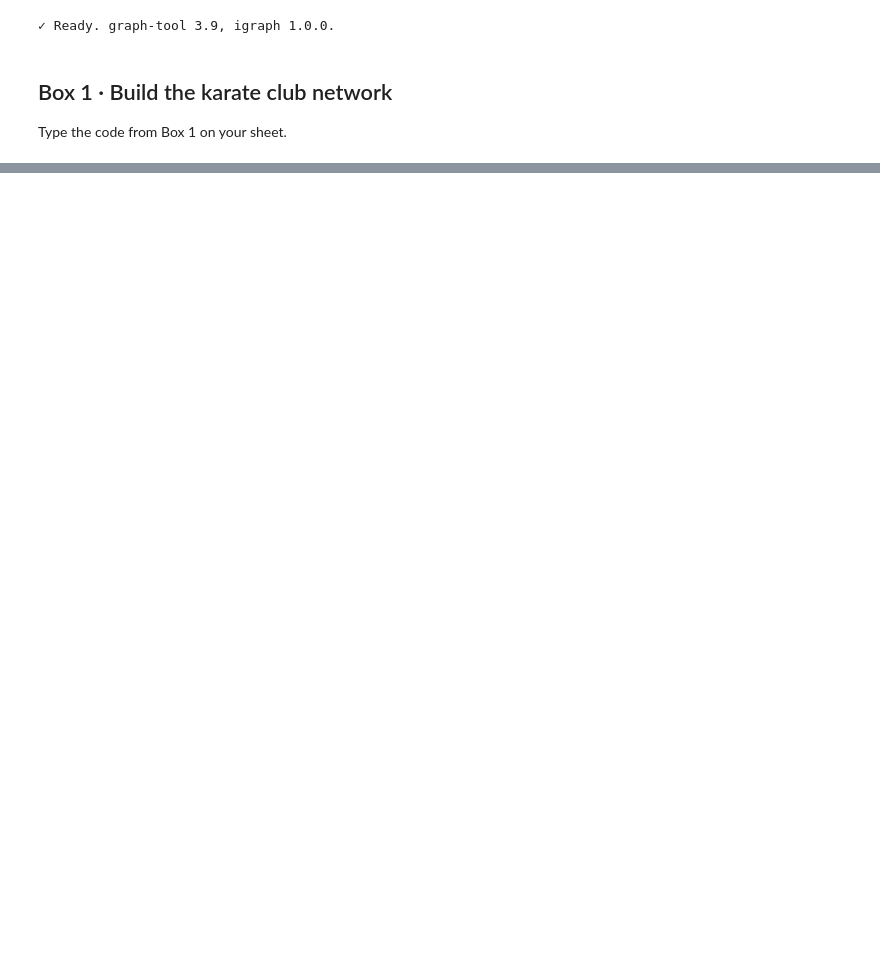
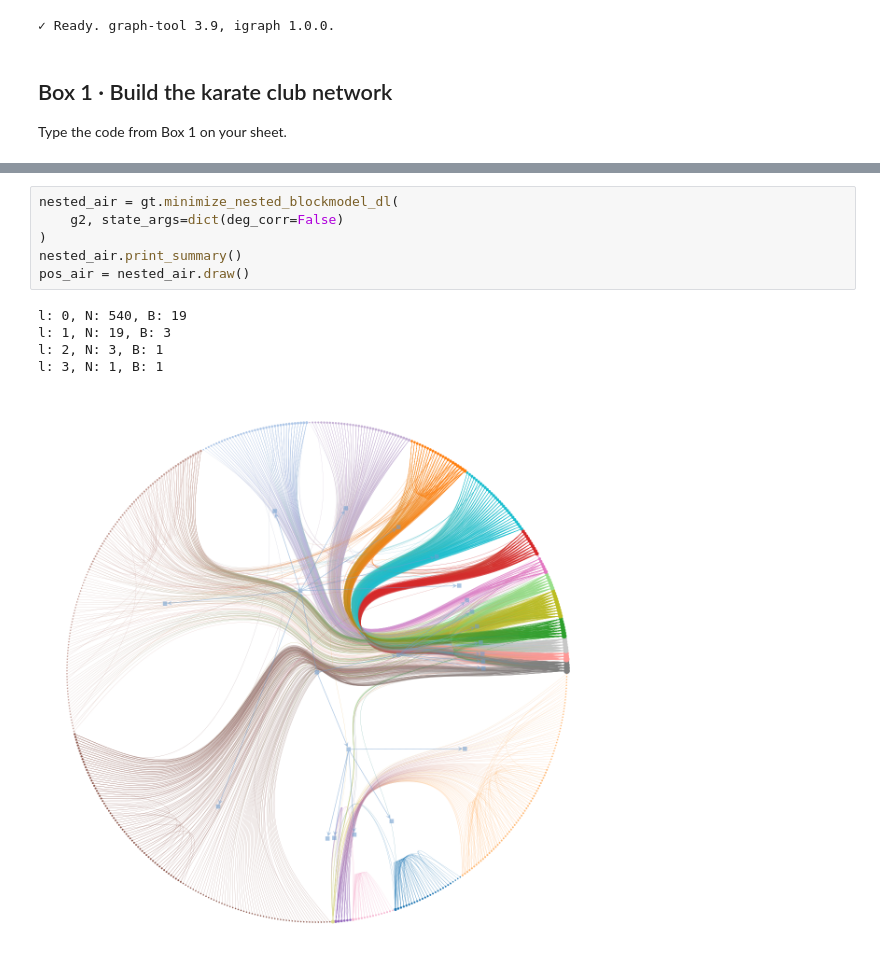
Before and after one commit to skojaku/adv-net-sci, a Jupyter notebook: lecture-note/m05-clustering/code-sheet/colab-lab-solutions.ipynb, the cells around one changed output, grey strips where cells are left out. Drawn from its saved outputs; the diff is of its cells as text; blank space fills up the shorter version.

```diff
--- a/lecture-note/m05-clustering/code-sheet/colab-lab-solutions.ipynb
+++ b/lecture-note/m05-clustering/code-sheet/colab-lab-solutions.ipynb
@@ -188,0 +182,12 @@ plt.show()
+# %%
+nested_air = gt.minimize_nested_blockmodel_dl(
+    g2, state_args=dict(deg_corr=False)
+)
+nested_air.print_summary()
+pos_air = nested_air.draw()
+# %% [output]
+l: 0, N: 540, B: 19
+l: 1, N: 19, B: 3
+l: 2, N: 3, B: 1
+l: 3, N: 1, B: 1
+[figure, added]
```
Also changed, not shown: parts of 17 cells of this notebook, 12 other files.
